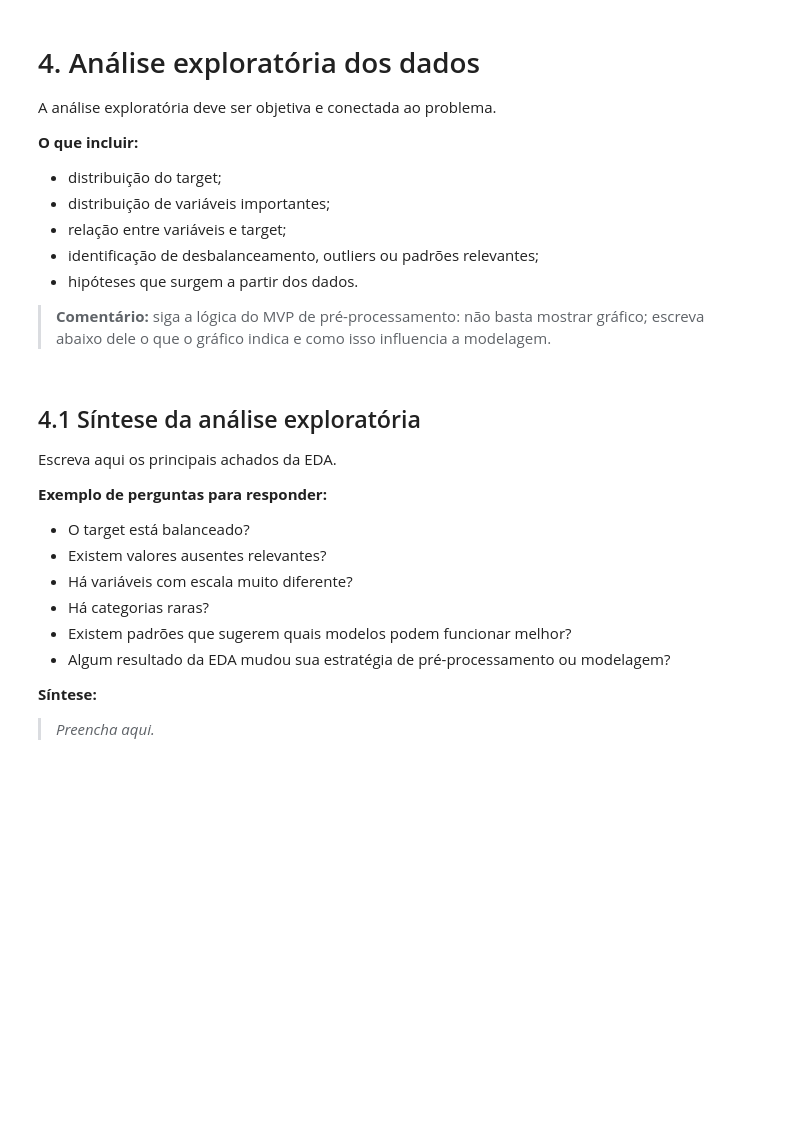
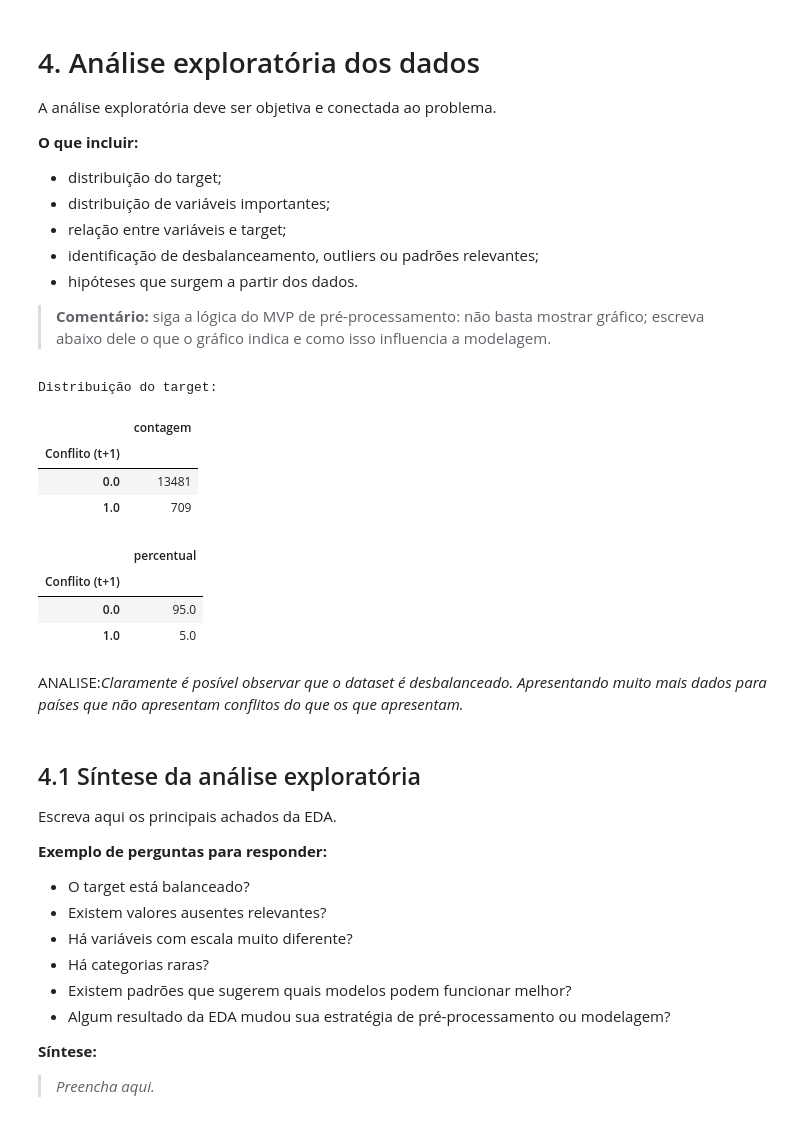
Before and after one commit to marcelastein/MVP-Classificacao_conflitos_militares, a Jupyter notebook: MVP_ML_Classificacao_de_conflitos.ipynb, the cells around one changed output. Saved outputs shown, nothing was run; the diff lists cells and outputs as text; code cells hidden in the pictures; blank space fills up the shorter version.

```diff
--- a/MVP_ML_Classificacao_de_conflitos.ipynb
+++ b/MVP_ML_Classificacao_de_conflitos.ipynb
@@ -300,11 +304,10 @@ df_forca_de_trabalho
 #Ajustar cada dataframe para ter uma coluna com os anos e outra coluna com os respectivos gastos por ano para cada país
 df_long_armas_importação = df_Armas_importação.melt(id_vars=["Country Name","Country Code"],var_name="Ano",value_name="Armas Importação")
 df_long_pessoal_militar = df_pessoal_militar.melt(id_vars=["Country Name","Country Code"],var_name="Ano",value_name="Pessoal Militar")
-df_long_gastos_militar = df_gastos_militar.melt(id_vars=["Country Name","Country Code"],var_name="Ano",value_name="Gastos_Militar")
-df_long_armas_exportação = df_armas_exportação.melt(id_vars=["Country Name","Country Code"],var_name="Ano",value_name="Armas Exportaçãor")
+df_long_gastos_militar = df_gastos_militar.melt(id_vars=["Country Name","Country Code"],var_name="Ano",value_name="Gastos Militar")
+df_long_armas_exportação = df_armas_exportação.melt(id_vars=["Country Name","Country Code"],var_name="Ano",value_name="Armas Exportação")
 df_long_pib = df_pib.melt(id_vars=["Country Name","Country Code"],var_name="Ano",value_name="PIB")
 df_long_forca_de_trabalho = df_forca_de_trabalho.melt(id_vars=["Country Name","Country Code"],var_name="Ano",value_name="Força de Trabalho")
-df_long_forca_de_trabalho
 # %% [output]
 |  | Country Name | Country Code | Ano | Força de Trabalho |
 | 0 | Aruba | ABW | 1960 | NaN |
@@ -520,13 +525,25 @@ A análise exploratória deve ser objetiva e conectada ao problema.
 > **Comentário:** siga a lógica do MVP de pré-processamento: não basta mostrar gráfico; escreva abaixo dele o que o gráfico indica e como isso influencia a modelagem.
 # %%
 # Ajuste estas variáveis conforme seu problema.
-TARGET = "churn"  # TODO: substitua pelo nome do target real. Use None para clusterização.
+TARGET = "Conflito (t+1)"  # TODO: substitua pelo nome do target real. Use None para clusterização.
 PROBLEM_TYPE = "classificacao"  # opções: "classificacao", "regressao", "clusterizacao", "serie_temporal"
 
-if TARGET is not None and TARGET in df.columns:
+if TARGET is not None and TARGET in df_base.columns:
     print("Distribuição do target:")
-    display(df[TARGET].value_counts(dropna=False).to_frame("contagem"))
-    display((df[TARGET].value_counts(normalize=True, dropna=False) * 100).round(2).to_frame("percentual"))
+    display(df_base[TARGET].value_counts(dropna=False).to_frame("contagem"))
+    display((df_base[TARGET].value_counts(normalize=True, dropna=False) * 100).round(2).to_frame("percentual"))
+# %% [output]
+Distribuição do target:
+|  | contagem |
+| Conflito (t+1) |  |
+| 0.0 | 13481 |
+| 1.0 | 709 |
+|  | percentual |
+| Conflito (t+1) |  |
+| 0.0 | 95.0 |
+| 1.0 | 5.0 |
+# %% [markdown]
+ANALISE:*Claramente é posível observar que o dataset é desbalanceado. Apresentando muito mais dados para países que não apresentam conflitos do que os que apresentam.*
 # %%
 # Exemplos simples de visualização. Adapte para seu dataset.
 
```
Also changed, not shown: parts of 6 cells of this notebook.
